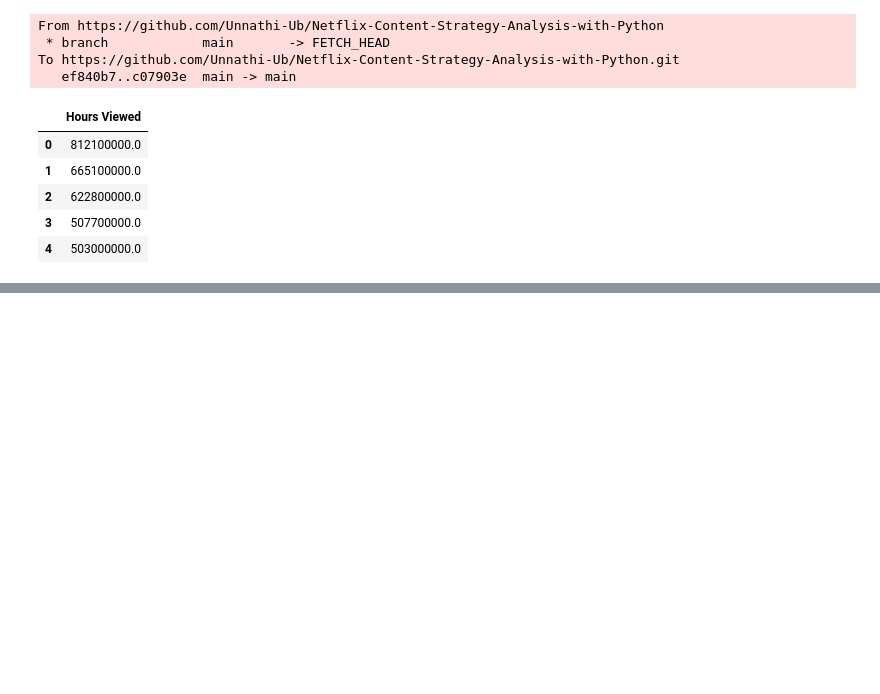
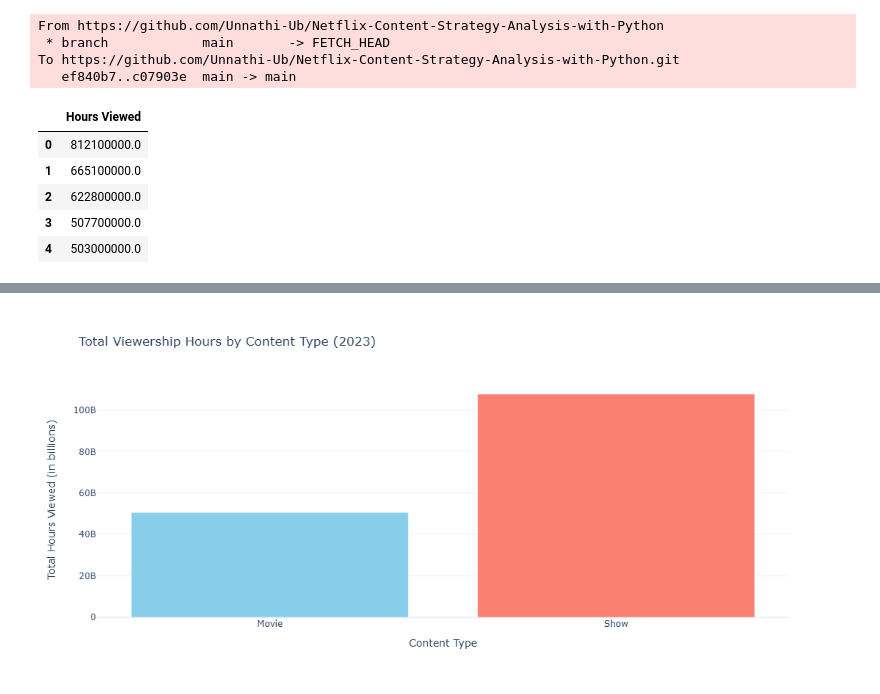
Before and after one commit to Unnathi-Ub/Netflix-Content-Strategy-Analysis-with-Python, a Jupyter notebook: Netflix-Content-Strategy-Analysis-with-Python.ipynb, the cells around one changed output, grey strips where cells are left out. Drawn from its saved outputs; the diff is of its cells as text; code cells hidden in the pictures; blank space fills up the shorter version.

Commit message:
Total Viewership Hours by Content Type

```diff
--- a/Netflix-Content-Strategy-Analysis-with-Python.ipynb
+++ b/Netflix-Content-Strategy-Analysis-with-Python.ipynb
@@ -150,0 +160,29 @@ df[['Hours Viewed']].head()
+# %%
+# The “Hours Viewed” column has been successfully cleaned and converted to a numeric format.
+# Now, I’ll analyze trends in content type to determine whether shows or movies dominate viewership.
+# Let’s visualize the distribution of total viewership hours between Shows and Movies:
+
+# aggregate viewership hours by content type
+content_type_viewership = df.groupby('Content Type')['Hours Viewed'].sum()
+#content_type_viewership
+fig = go.Figure(data=[
+        go.Bar(
+            x= content_type_viewership.index,
+            y= content_type_viewership.values,
+            marker_color = ['skyblue', 'salmon']
+        )
+])
+# fig.update_layout is a method in Plotly that allows you to customize various aspects of a figure’s layout,
+# including title, axis labels, legend, background color, and more
+fig.update_layout(
+    title="Total Viewership Hours by Content Type (2023)",
+    xaxis_title="Content Type",
+    yaxis_title="Total Hours Viewed (in billions)",
+    # In Plotly, xaxis_tickangle is used to set the angle of the x-axis tick labels. It helps improve readability when dealing with long labels.
+    xaxis_tickangle=0,
+    height=500,
+    width=800
+)
+fig.show()
+# %% [output]
+[figure, added]
```
Also changed, not shown: parts of 2 cells of this notebook.
